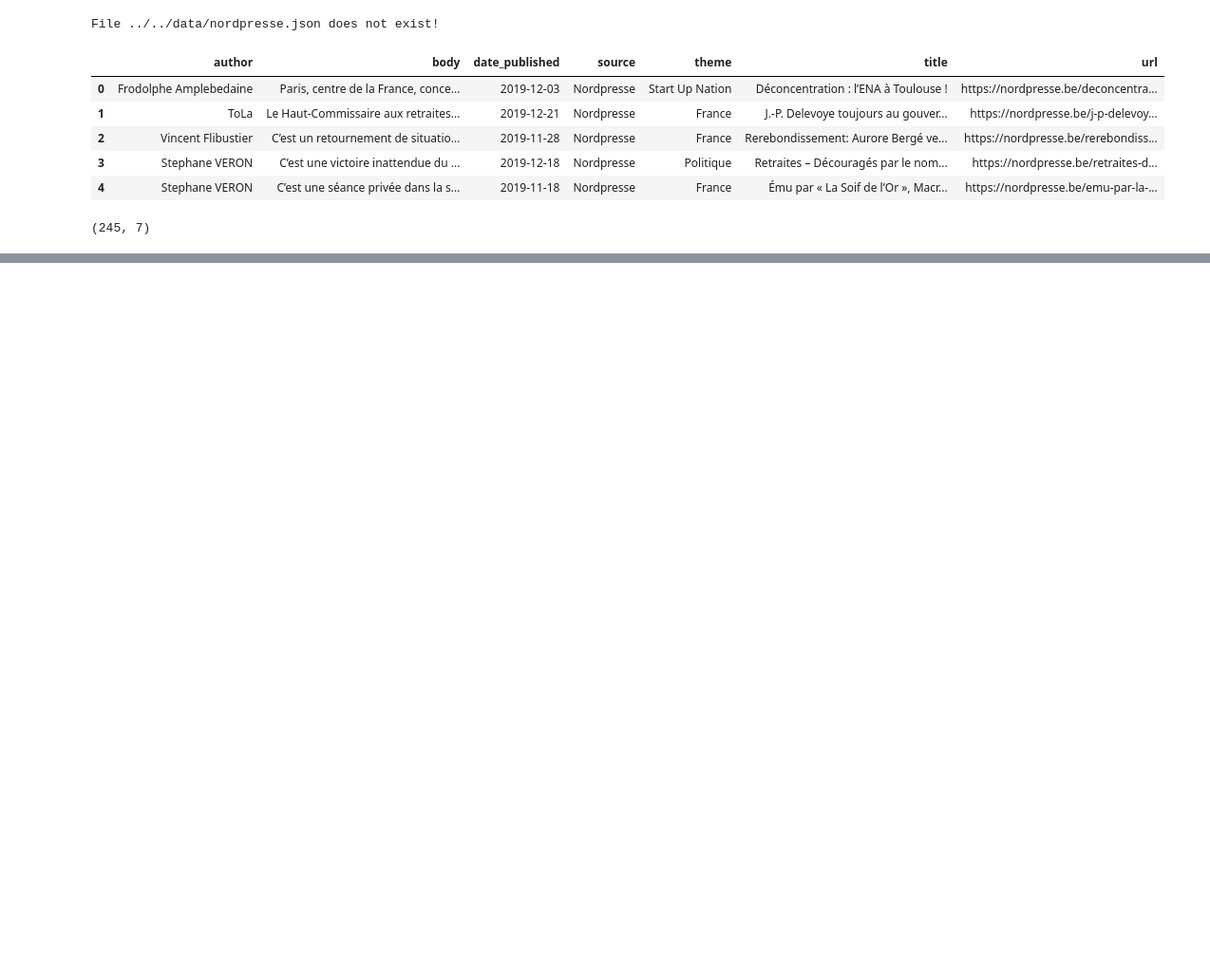
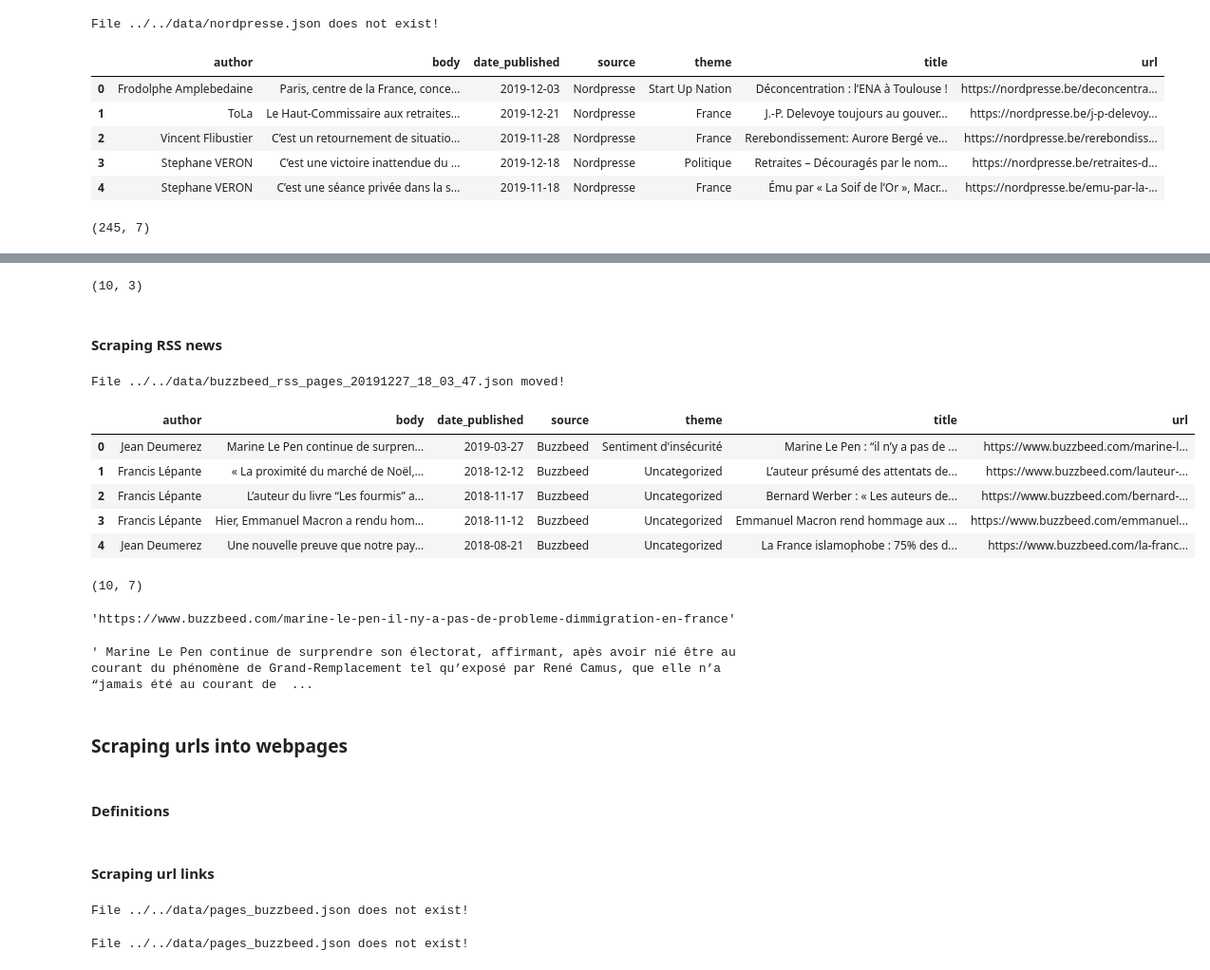
Before and after one commit to jeugregg/FakeNewsDetectionFr, a Jupyter notebook: 02_Scraping_French_News.ipynb, the cells around one changed output, grey strips where cells are left out. Shown at 95% size. Saved outputs shown, nothing was run; the diff lists cells and outputs as text; code cells hidden in the pictures; blank space fills up the shorter version.

Commit message:
Update 02_Scraping_French_News.ipynb
add buzzbeed

```diff
--- a/02_Scraping_French_News.ipynb
+++ b/02_Scraping_French_News.ipynb
@@ -828,0 +1030,5 @@ df_nordpresse.shape
+# %%
+# path to results file for urls
+PATH_RSS_PAGES_BUZZBEED = '../../data/buzzbeed_rss_urls.json'
+# declare your data location for scraping rss links
+PATH_RSS_NEWS_BUZZBEED = '../../data/buzzbeed_rss_pages.json'
@@ -828,0 +1067,11 @@ df_nordpresse.shape
+# %%
+df_rss_buzzbeed.shape
+# %% [output]
+(10, 3)
+# %% [markdown]
+#### Scraping RSS news
+# %%
+# clean (move file if exist)
+clean_file(PATH_RSS_NEWS_BUZZBEED)
+# %% [output]
+File ../../data/buzzbeed_rss_pages_20191227_18_03_47.json moved!
@@ -828,0 +1088,28 @@ df_nordpresse.shape
+# %%
+import pandas as pd
+
+df_buzzbeed = pd.read_json(PATH_RSS_NEWS_BUZZBEED)
+df_buzzbeed.head()
+# %% [output]
+|  | author | body | date_published | source | theme | title | url |
+| 0 | Jean Deumerez | Marine Le Pen continue de surpren... | 2019-03-27 | Buzzbeed | Sentiment d'insécurité | Marine Le Pen : “il n’y a pas de ... | https://www.buzzbeed.com/marine-l... |
+| 1 | Francis Lépante | « La proximité du marché de Noël,... | 2018-12-12 | Buzzbeed | Uncategorized | L’auteur présumé des attentats de... | https://www.buzzbeed.com/lauteur-... |
+| 2 | Francis Lépante | L’auteur du livre “Les fourmis” a... | 2018-11-17 | Buzzbeed | Uncategorized | Bernard Werber : « Les auteurs de... | https://www.buzzbeed.com/bernard-... |
+| 3 | Francis Lépante | Hier, Emmanuel Macron a rendu hom... | 2018-11-12 | Buzzbeed | Uncategorized | Emmanuel Macron rend hommage aux ... | https://www.buzzbeed.com/emmanuel... |
+| 4 | Jean Deumerez | Une nouvelle preuve que notre pay... | 2018-08-21 | Buzzbeed | Uncategorized | La France islamophobe : 75% des d... | https://www.buzzbeed.com/la-franc... |
+# %%
+df_buzzbeed.shape
+# %% [output]
+(10, 7)
+# %%
+df_buzzbeed.at[0,"url"]
+# %% [output]
+'https://www.buzzbeed.com/marine-le-pen-il-ny-a-pas-de-probleme-dimmigration-en-france'
+# %%
+df_buzzbeed.at[0,"body"]
+# %% [output]
+' Marine Le Pen continue de surprendre son électorat, affirmant, apès avoir nié être au courant du phénomène de Grand-Remplacement tel qu’exposé par René Camus, que elle n’a “jamais été au courant de  ...
+# %% [markdown]
+### Scraping urls into webpages
+# %% [markdown]
+#### Definitions
@@ -828,0 +1121,22 @@ df_nordpresse.shape
+# %% [markdown]
+#### Scraping url links
+# %%
+# clean (move file if exist)
+clean_file(PATH_PAGES_BUZZBEED)
+# %% [output]
+File ../../data/pages_buzzbeed.json does not exist!
+# %%
+# configure scraping
+BuzzbeedPageSpider.url_first_page = URL_PAGES_BUZZBEED
+BuzzbeedPageSpider.custom_settings = {
+      'FEED_FORMAT': 'json',
+      'FEED_URI': PATH_PAGES_BUZZBEED
+    }
+BuzzbeedPageSpider.num_max_pages = 25 # 10 articles by page
+
+# clean last output
+clean_file(PATH_PAGES_BUZZBEED)
+# scraping page urls
+run_spider(BuzzbeedPageSpider)
+# %% [output]
+File ../../data/pages_buzzbeed.json does not exist!
```
Also changed, not shown: parts of 37 cells of this notebook.
